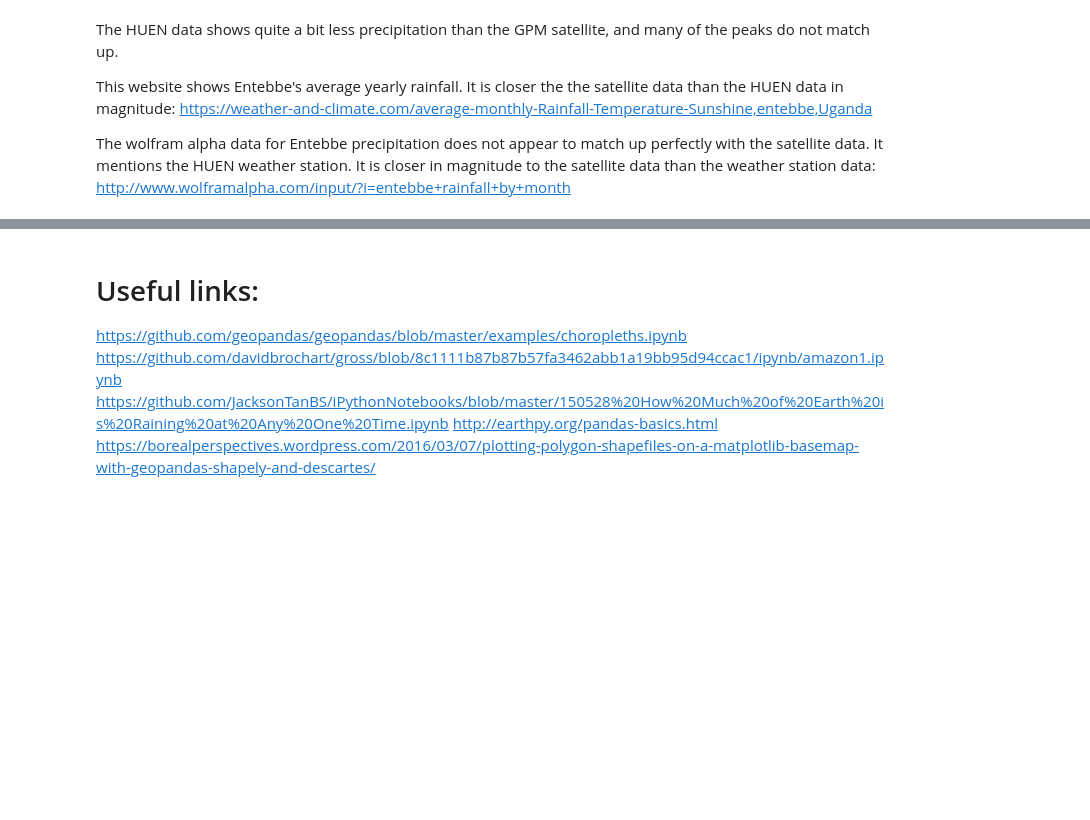
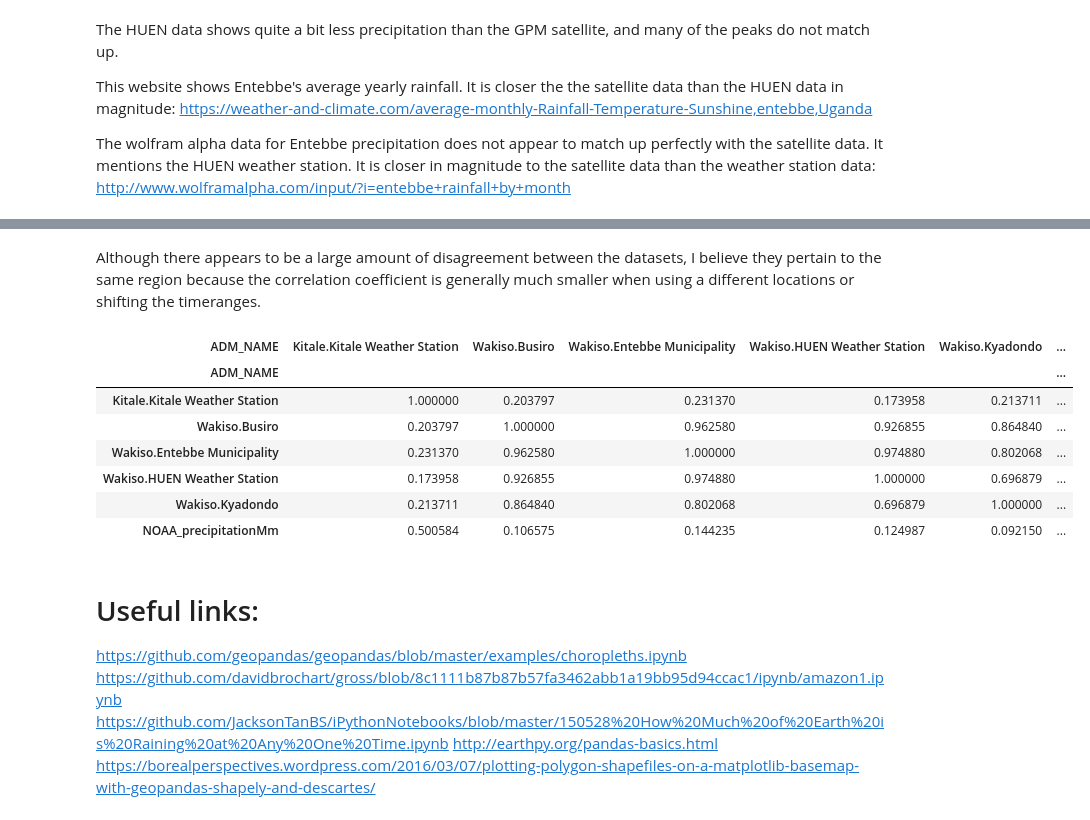
Before and after one commit to nathanathan/GPM-district-precipitation, a Jupyter notebook: uganda-district-precipitation.ipynb, the cells around one changed output, grey strips where cells are left out. Drawn from its saved outputs; the diff is of its cells as text; code cells hidden in the pictures; blank space fills up the shorter version.

```diff
--- a/uganda-district-precipitation.ipynb
+++ b/uganda-district-precipitation.ipynb
@@ -338,3 +374,23 @@ http://www.wolframalpha.com/input/?i=entebbe+rainfall+by+month
+# %% [markdown]
+Although there appears to be a large amount of disagreement between the datasets, I believe they pertain to the same region because the correlation coefficient is generally much smaller when using a different locations or shifting the timeranges.
+# %%
+d = pd.DataFrame(timeseries)
+# Wakiso is arbitrarily chosen for comparison of correlation coefficients
+d = d[d.ADM_NAME.str.startswith('Kitale') | d.ADM_NAME.str.startswith('Wakiso')]
+d = d.groupby(['ADM_NAME', 'date']).sum().reset_index().pivot(
+    index='date', columns='ADM_NAME', values='mean'
+)
+d = d.join(kitale_station_data[['NOAA_precipitationMm']])
+d[~pd.isnull(d.NOAA_precipitationMm)].corr()
+# %% [output]
+| ADM_NAME | Kitale.Kitale Weather Station | Wakiso.Busiro | Wakiso.Entebbe Municipality | Wakiso.HUEN Weather Station | Wakiso.Kyadondo | ... |
+| ADM_NAME |  |  |  |  |  | ... |
+| Kitale.Kitale Weather Station | 1.000000 | 0.203797 | 0.231370 | 0.173958 | 0.213711 | ... |
+| Wakiso.Busiro | 0.203797 | 1.000000 | 0.962580 | 0.926855 | 0.864840 | ... |
+| Wakiso.Entebbe Municipality | 0.231370 | 0.962580 | 1.000000 | 0.974880 | 0.802068 | ... |
+| Wakiso.HUEN Weather Station | 0.173958 | 0.926855 | 0.974880 | 1.000000 | 0.696879 | ... |
+| Wakiso.Kyadondo | 0.213711 | 0.864840 | 0.802068 | 0.696879 | 1.000000 | ... |
+| NOAA_precipitationMm | 0.500584 | 0.106575 | 0.144235 | 0.124987 | 0.092150 | ... |
 # %% [markdown]
 # Useful links:
 https://github.com/geopandas/geopandas/blob/master/examples/choropleths.ipynb
```
Also changed, not shown: parts of 11 cells of this notebook.
